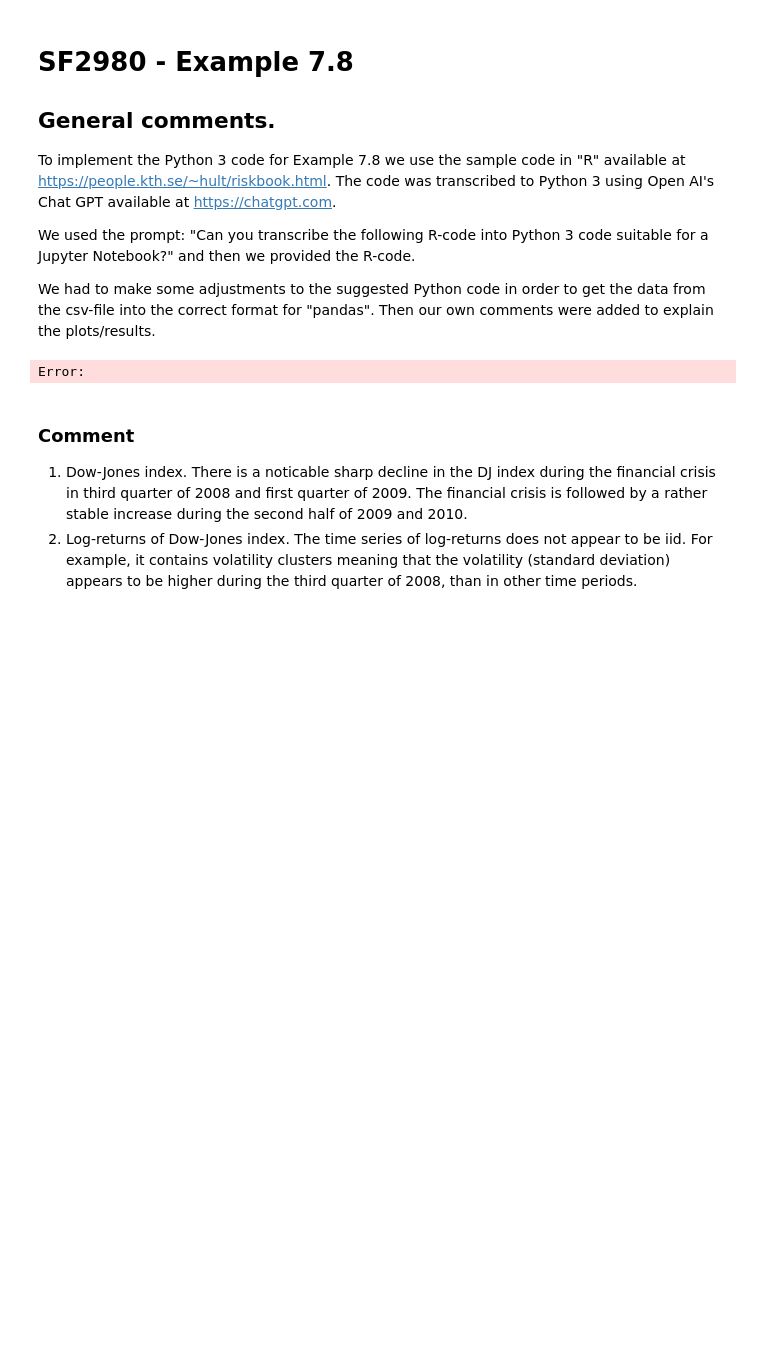
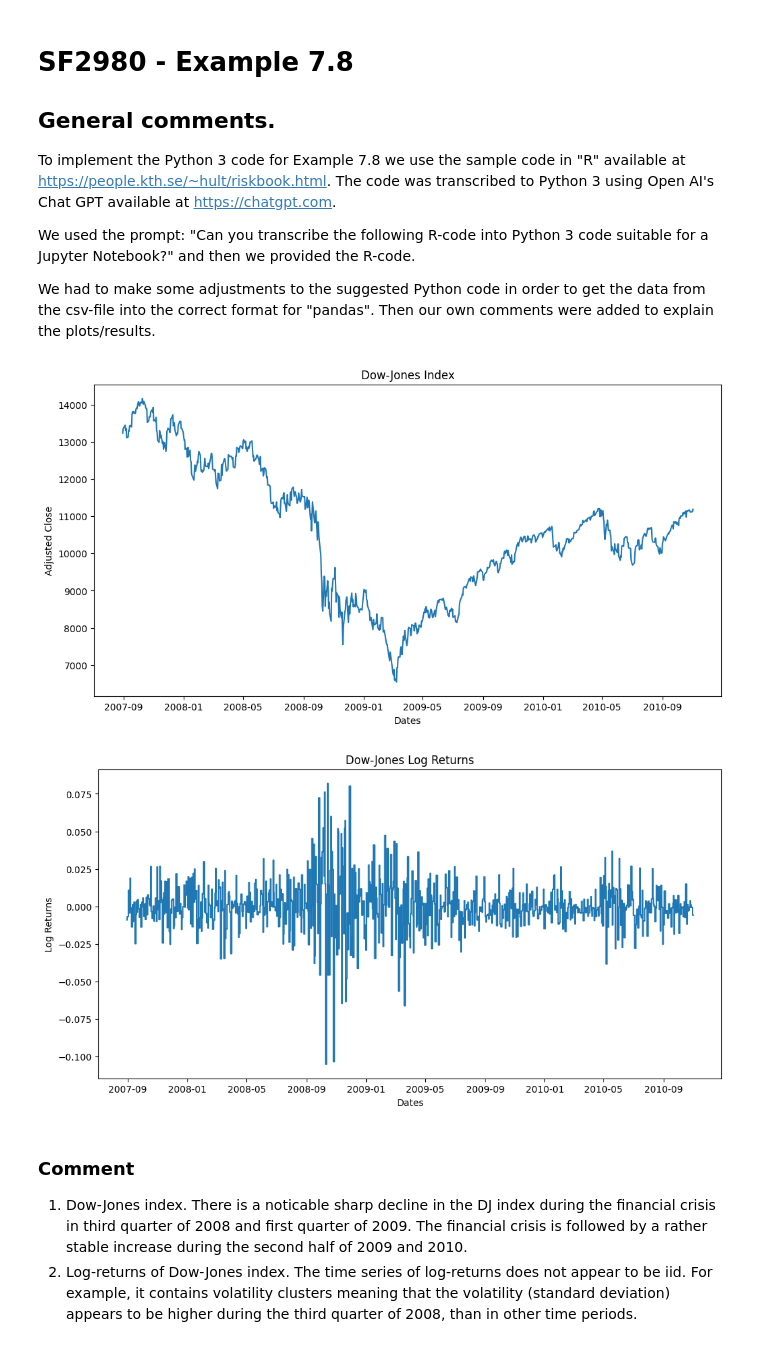
Before and after one commit to tom-fritzdorf/Risk-managment, a Jupyter notebook: Example 7-8.ipynb, the cells around one changed output. Saved outputs shown, nothing was run; the diff lists cells and outputs as text; code cells hidden in the pictures; blank space fills up the shorter version.

```diff
--- a/Example 7-8.ipynb
+++ b/Example 7-8.ipynb
@@ -15,35 +15,36 @@ import pandas as pd
 import numpy as np
 import matplotlib.pyplot as plt
 from scipy.stats import norm
 
 # Load data
 # Loading the data contained in the file Dow_Jones.csv
-data = pd.read_csv("Data/Dow_Jones.csv")
+data = pd.read_csv("Dow_Jones.csv")
 numberofdays = 801
 data = data.iloc[:numberofdays]
 
 # Convert calendar dates to pandas format
 dates = pd.to_datetime(data['Date'], format='%m/%d/%y')
 
 # Plot Dow Jones index
 index = data['Adj Close']
 plt.figure(figsize=(12, 6))
 plt.plot(dates, index)
 plt.title("Dow-Jones Index")
 plt.xlabel("Dates")
 plt.ylabel("Adjusted Close")
 plt.show()
 
 # Plot log returns
 logret = np.diff(np.log(index))
 plt.figure(figsize=(12, 6))
 plt.plot(dates[1:], logret, drawstyle='steps-mid')
 plt.title("Dow-Jones Log Returns")
 plt.xlabel("Dates")
 plt.ylabel("Log Returns")
 plt.show()
 # %% [output]
-Error:
+[figure, added]
+[figure, added]
 # %% [markdown]
 
 ### Comment
```
Also changed, not shown: parts of 6 cells of this notebook.
